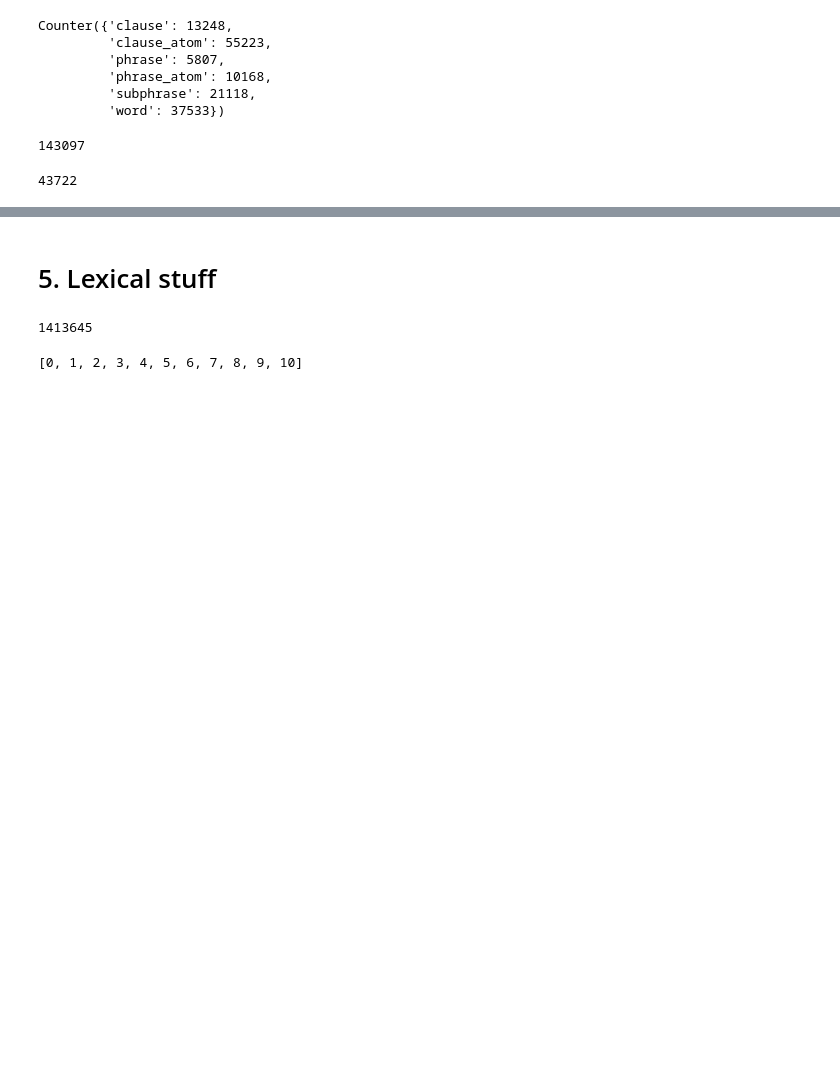
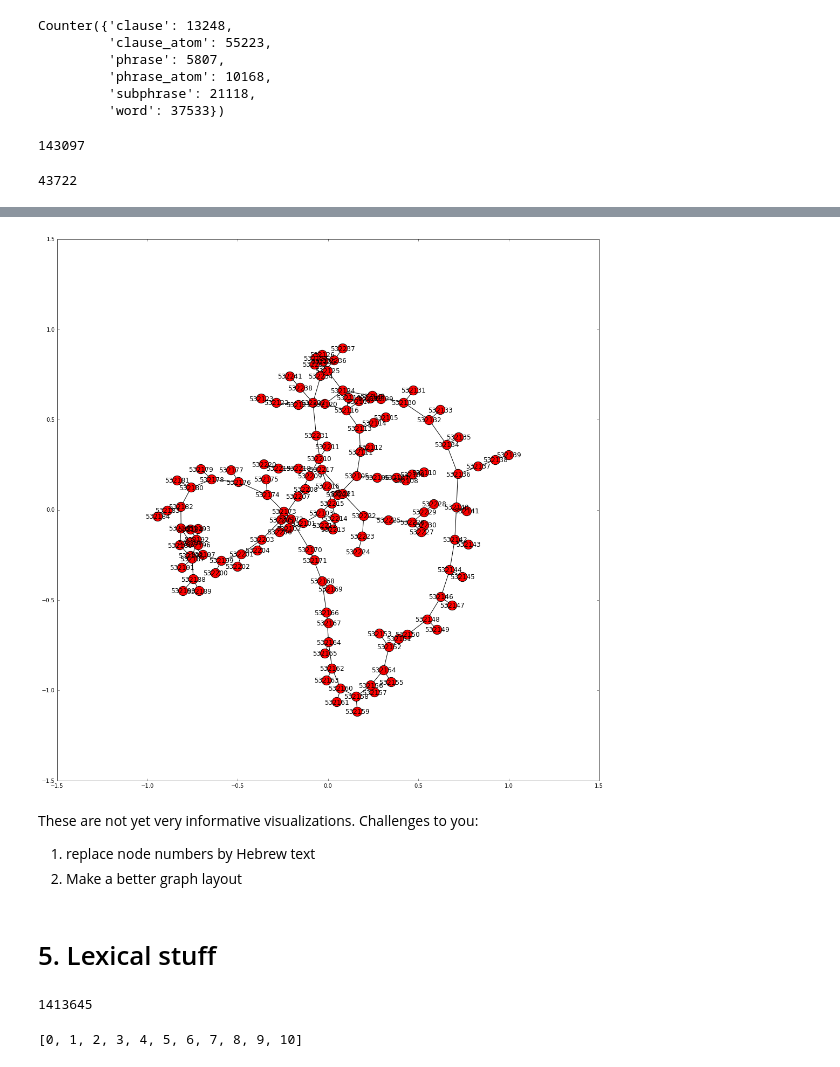
Before and after one commit to ETCBC/laf-fabric-nbs, a Jupyter notebook: tutorial/workshop.ipynb, the cells around one changed output, grey strips where cells are left out. Saved outputs shown, nothing was run; the diff lists cells and outputs as text; code cells hidden in the pictures; blank space fills up the shorter version.

```diff
--- a/tutorial/workshop.ipynb
+++ b/tutorial/workshop.ipynb
@@ -383,3 +471,13 @@ msg('Done: {}'.format(lc))
+# %%
+show_graph(532101)
+# %% [output]
+[figure, added]
+# %% [markdown]
+These are not yet very informative visualizations.
+Challenges to you:
+
+1. replace node numbers by Hebrew text
+1. Make a better graph layout
 # %% [markdown]
 # 5. Lexical stuff
 # %%
```
Also changed, not shown: parts of 17 cells of this notebook, 5 other files.
